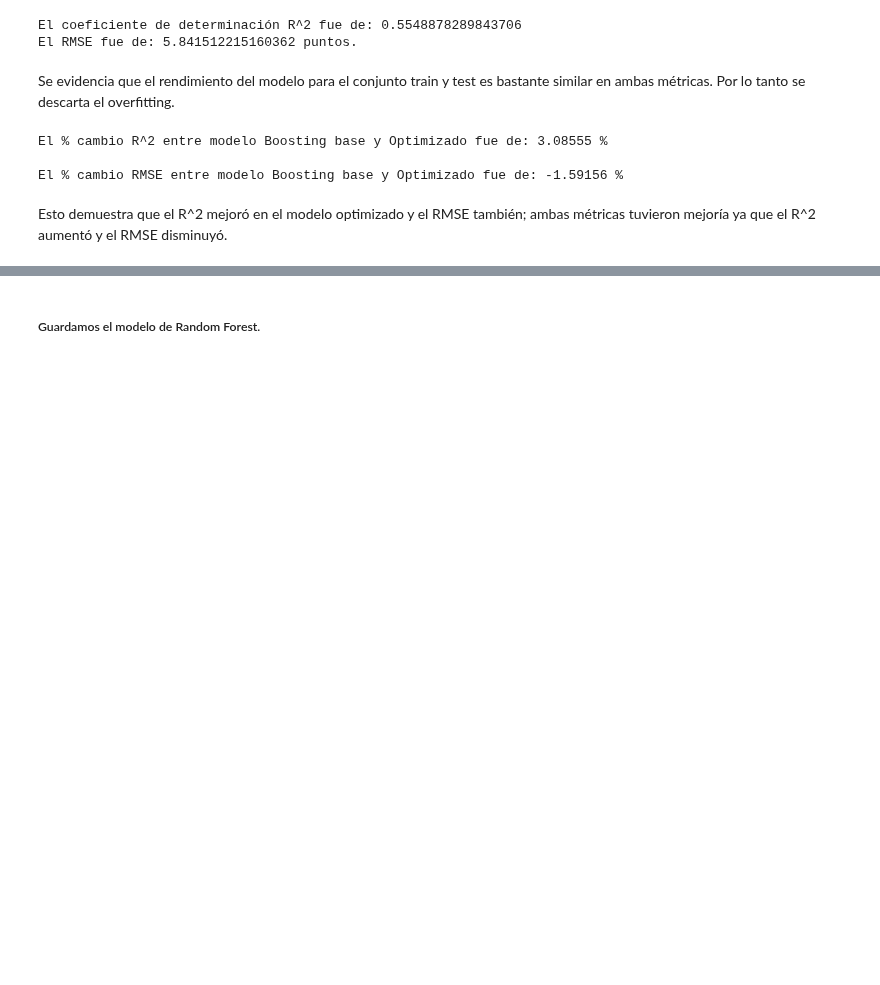
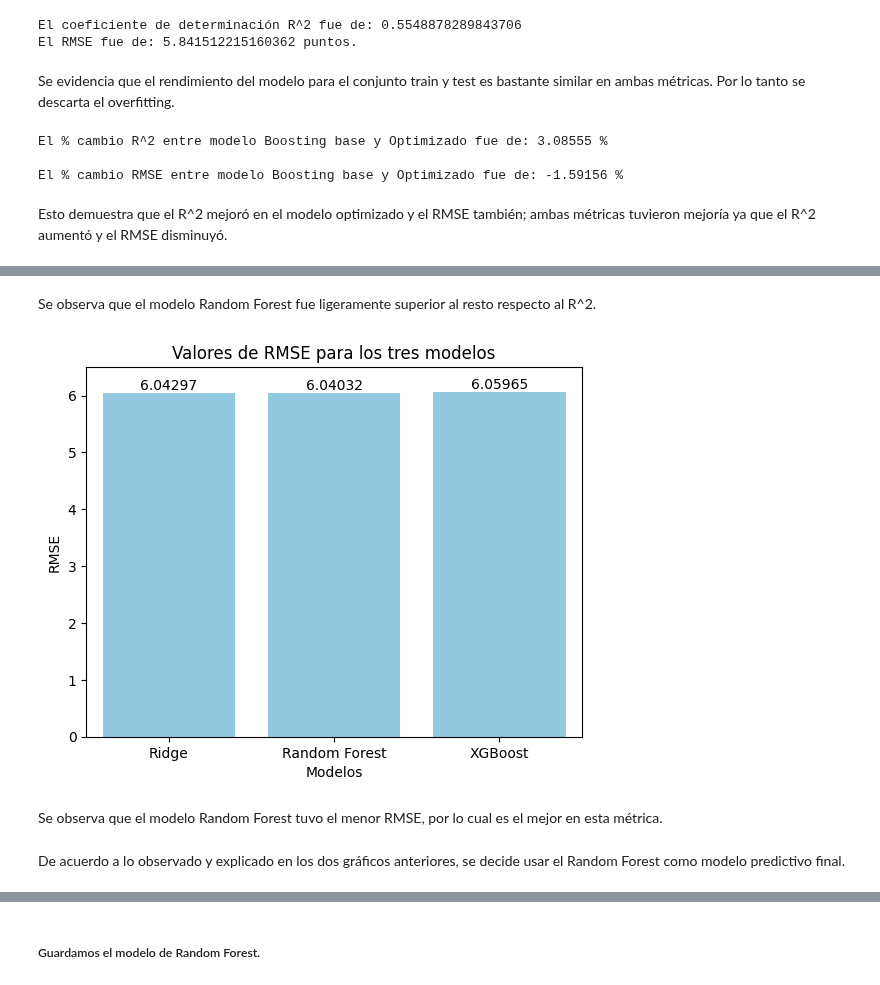
Before and after one commit to sebacent/ProyectoDS, a Jupyter notebook: src/Modelo.ipynb, the cells around one changed output, grey strips where cells are left out. Drawn from its saved outputs; the diff is of its cells as text; code cells hidden in the pictures; blank space fills up the shorter version.

```diff
--- a/src/Modelo.ipynb
+++ b/src/Modelo.ipynb
@@ -565,0 +588,25 @@ Esto demuestra que el R^2 mejoró en el modelo optimizado y el RMSE también; am
+# %% [markdown]
+Se observa que el modelo Random Forest fue ligeramente superior al resto respecto al R^2.
+# %%
+modelos = ['Ridge', 'Random Forest', 'XGBoost']
+rmse_modelos = [rmse_opt_ridge, rmse_opt_rf, rmse_opt_xgb]
+
+df_rmse = pd.DataFrame({'Modelo': modelos,'RMSE': rmse_modelos})
+
+ax = sns.barplot(data=df_rmse, x='Modelo', y='RMSE', color='skyblue')
+plt.title('Valores de RMSE para los tres modelos')
+plt.xlabel('Modelos')
+plt.ylabel('RMSE')
+
+plt.ylim(0, 6.5)
+
+for i, value in enumerate(rmse_modelos):
+    ax.text(i, value + 0.06, f"{value:.5f}", color='black', ha="center")
+
+plt.show()
+# %% [output]
+[figure, added]
+# %% [markdown]
+Se observa que el modelo Random Forest tuvo el menor RMSE, por lo cual es el mejor en esta métrica.
+# %% [markdown]
+De acuerdo a lo observado y explicado en los dos gráficos anteriores, se decide usar el Random Forest como modelo predictivo final.
```
Also changed, not shown: parts of 6 cells of this notebook, 3 other files.
